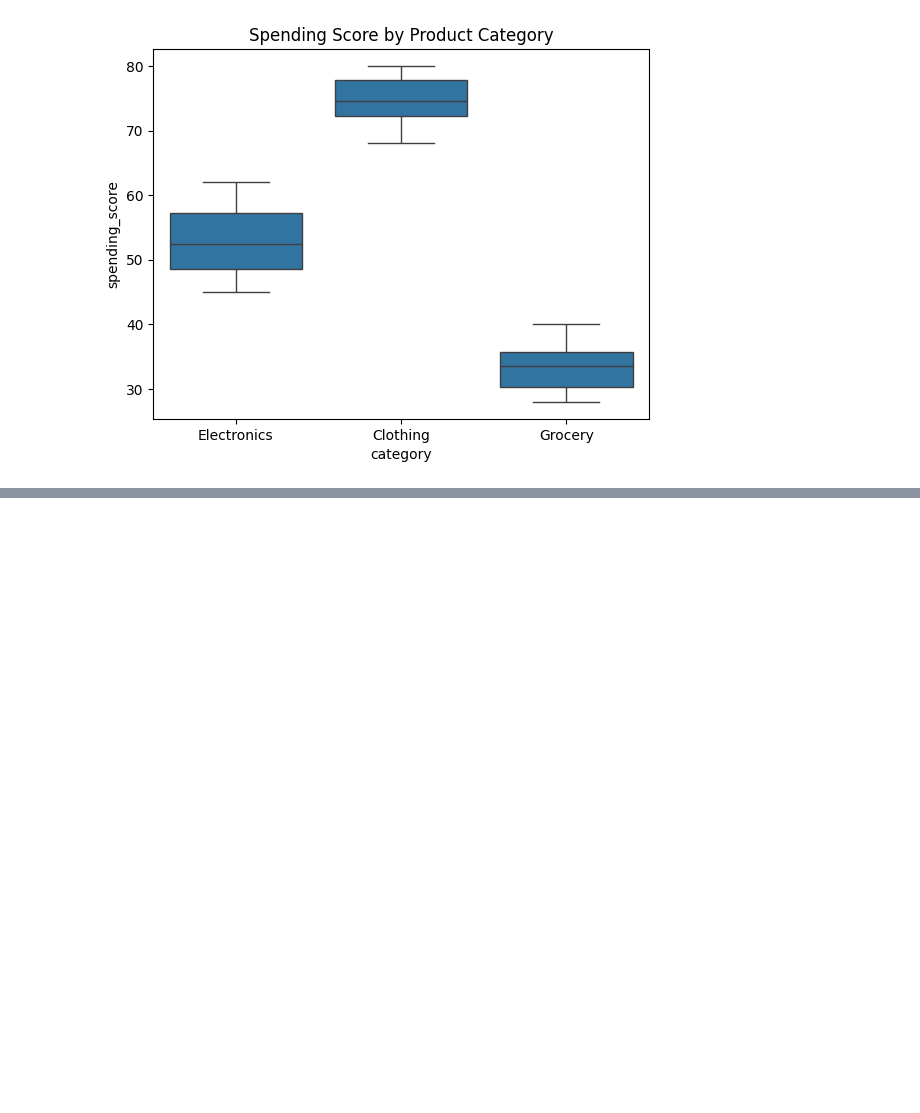
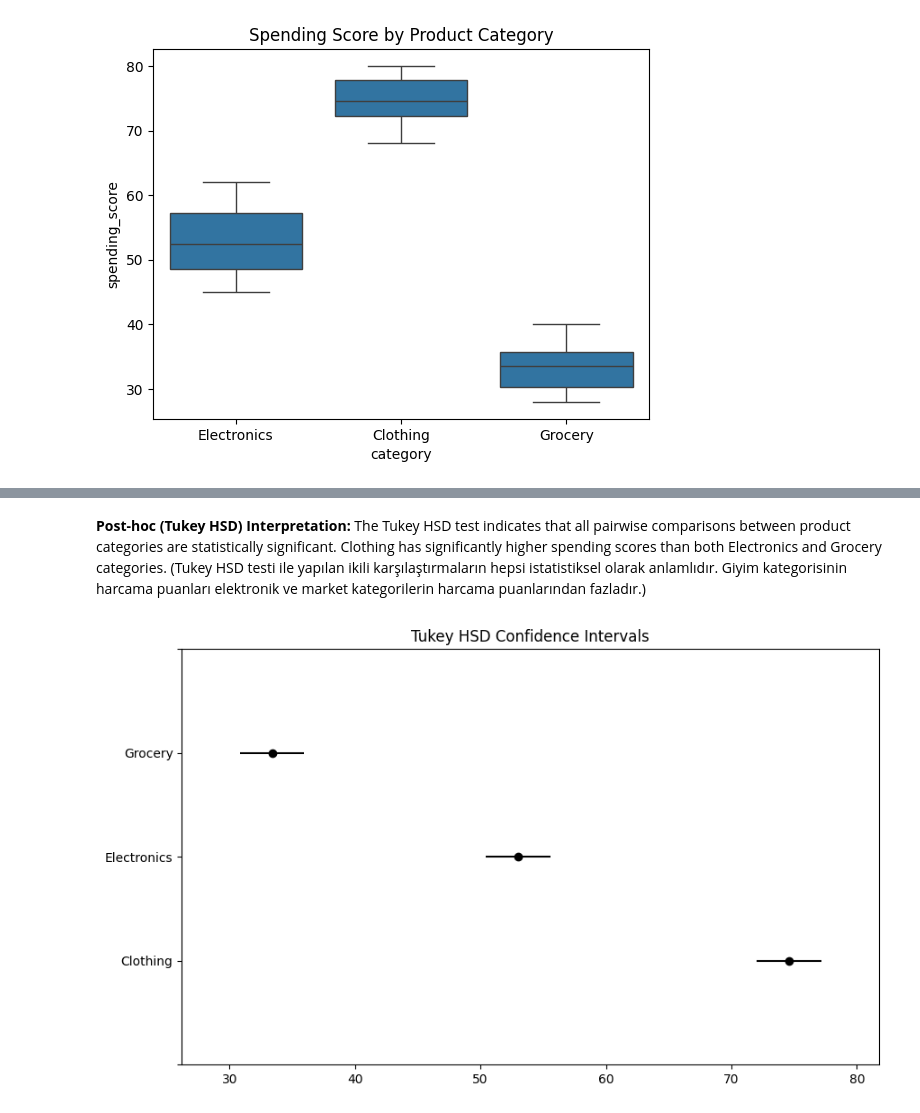
Before and after one commit to Nexar302/statistical-hypothesis-testing, a Jupyter notebook: notebooks/hypothesis_testing.ipynb, the cells around one changed output, grey strips where cells are left out. Drawn from its saved outputs; the diff is of its cells as text; code cells hidden in the pictures; blank space fills up the shorter version.

Commit message:
Add Tukey HSD post-hoc analysis after ANOVA

```diff
--- a/notebooks/hypothesis_testing.ipynb
+++ b/notebooks/hypothesis_testing.ipynb
@@ -122,0 +123,8 @@ plt.show()
+# %%
+tukey = pairwise_tukeyhsd(
+    endog=df["spending_score"],   # bağımlı değişken
+    groups=df["category"],        # gruplar
+    alpha=0.05
+)
+
+print(tukey)
@@ -122,0 +140,12 @@ plt.show()
+# %% [markdown]
+**Post-hoc (Tukey HSD) Interpretation:** The Tukey HSD test indicates that all pairwise comparisons
+between product categories are statistically significant.
+Clothing has significantly higher spending scores than both
+Electronics and Grocery categories. (Tukey HSD testi ile yapılan ikili karşılaştırmaların hepsi istatistiksel olarak anlamlıdır.
+Giyim kategorisinin harcama puanları elektronik ve market kategorilerin harcama puanlarından fazladır.)
+# %%
+tukey.plot_simultaneous()
+plt.title("Tukey HSD Confidence Intervals")
+plt.show()
+# %% [output]
+[figure, added]
```
Also changed, not shown: parts of 7 cells of this notebook.
